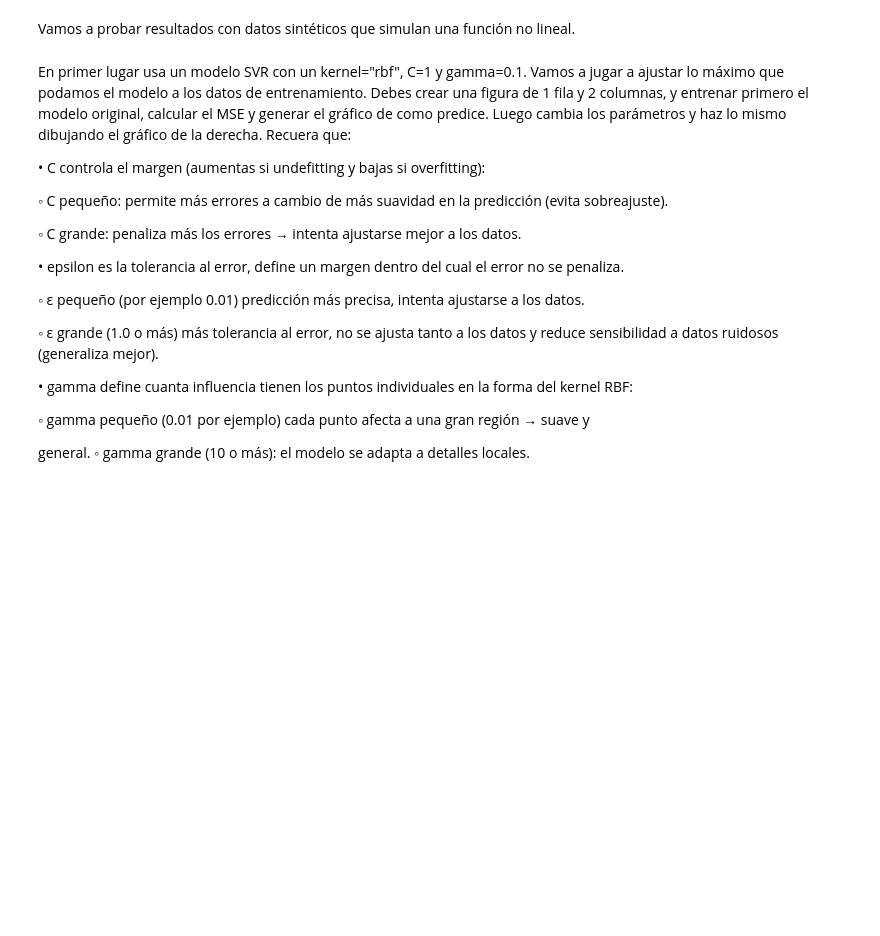
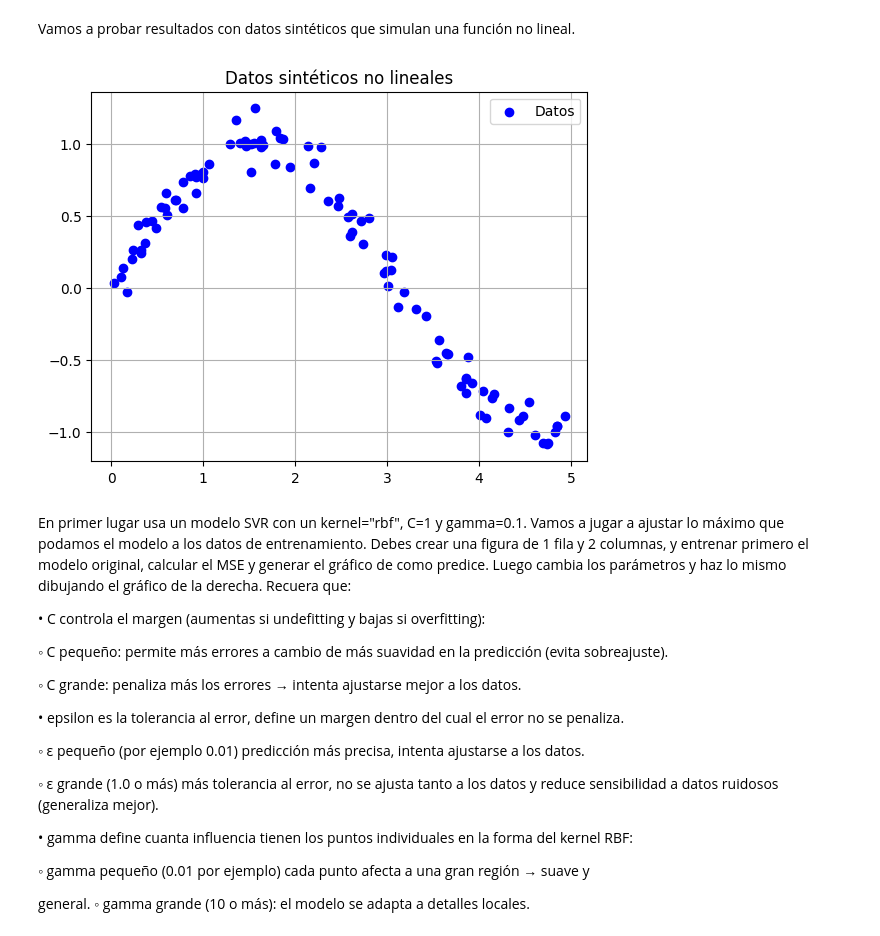
Before and after one commit to SamuehFDEZ/MachineLearning, a Jupyter notebook: saa/U3_AprendizajeSupervisado2/U03-P01-Regresiones/saa_u03_p01_a1-samartlop.ipynb, the cells around one changed output. Saved outputs shown, nothing was run; the diff lists cells and outputs as text; code cells hidden in the pictures; blank space fills up the shorter version.

```diff
--- a/saa/U3_AprendizajeSupervisado2/U03-P01-Regresiones/saa_u03_p01_a1-samartlop.ipynb
+++ b/saa/U3_AprendizajeSupervisado2/U03-P01-Regresiones/saa_u03_p01_a1-samartlop.ipynb
@@ -103,6 +184,28 @@ SVM:
 </table>
 # %% [markdown]
  Vamos a probar resultados con datos sintéticos que simulan una función no lineal.
+# %%
+from sklearn.datasets import make_regression
+import numpy as np
+import matplotlib.pyplot as plt
+from sklearn.svm import SVR, NuSVR, LinearSVR
+from sklearn.metrics import mean_squared_error
+from sklearn.preprocessing import StandardScaler
+from sklearn.pipeline import make_pipeline
+
+# Datos no lineales
+np.random.seed(42)
+X = np.sort(5 * np.random.rand(100, 1), axis=0)
+y = np.sin(X).ravel() + np.random.normal(0, 0.1, X.shape[0])  # función no lineal
+
+# Mostrar datos
+plt.scatter(X, y, color="blue", label="Datos")
+plt.title("Datos sintéticos no lineales")
+plt.grid()
+plt.legend()
+plt.show()
+# %% [output]
+[figure, added]
 # %% [markdown]
  En primer lugar usa un modelo SVR con un kernel="rbf", C=1 y gamma=0.1.
 Vamos a jugar a ajustar lo máximo que podamos el modelo a los datos de entrenamiento. Debes crear una figura de 1 fila y 2 columnas, y entrenar primero el modelo original, calcular el MSE y generar el gráfico de como
```
Also changed, not shown: parts of 14 cells of this notebook, 1 other file.
